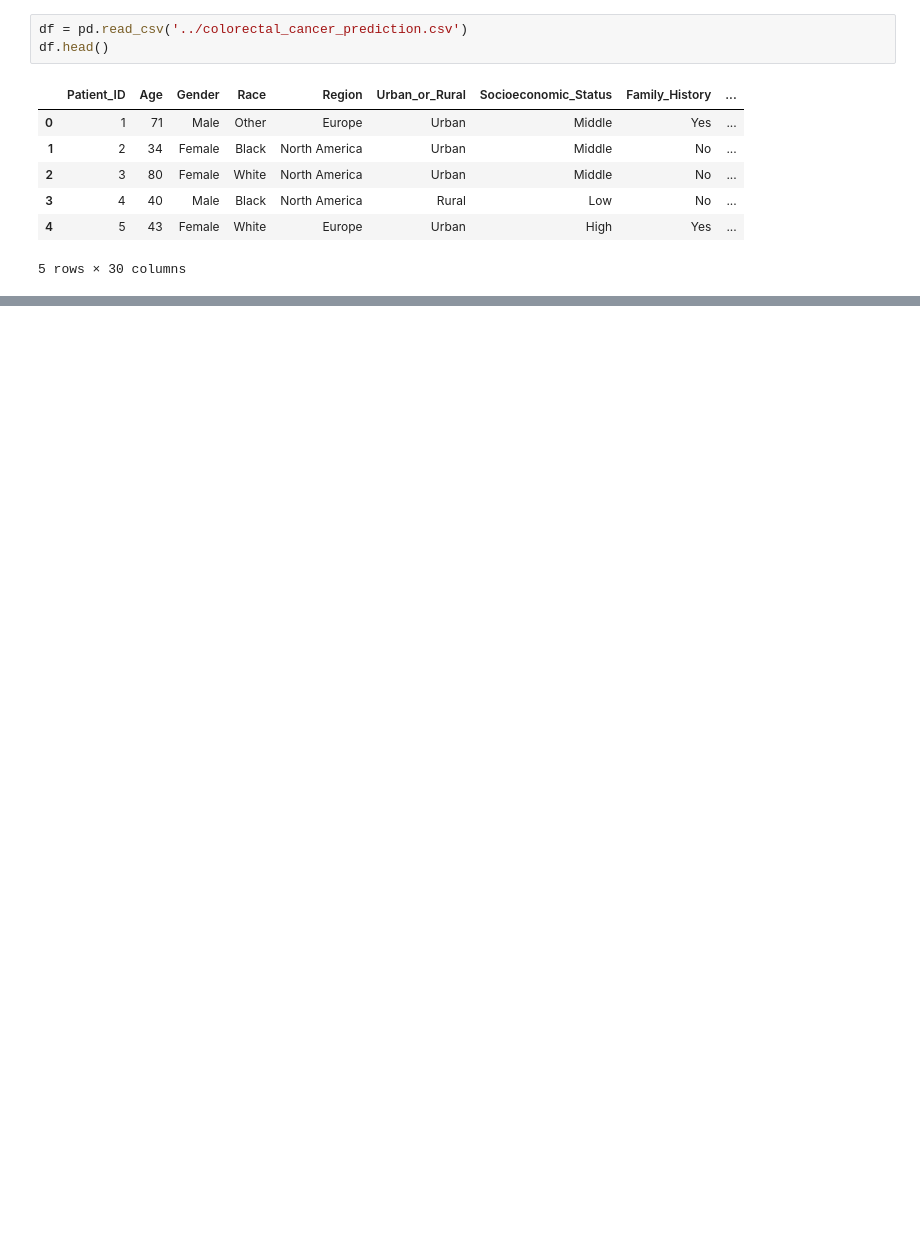
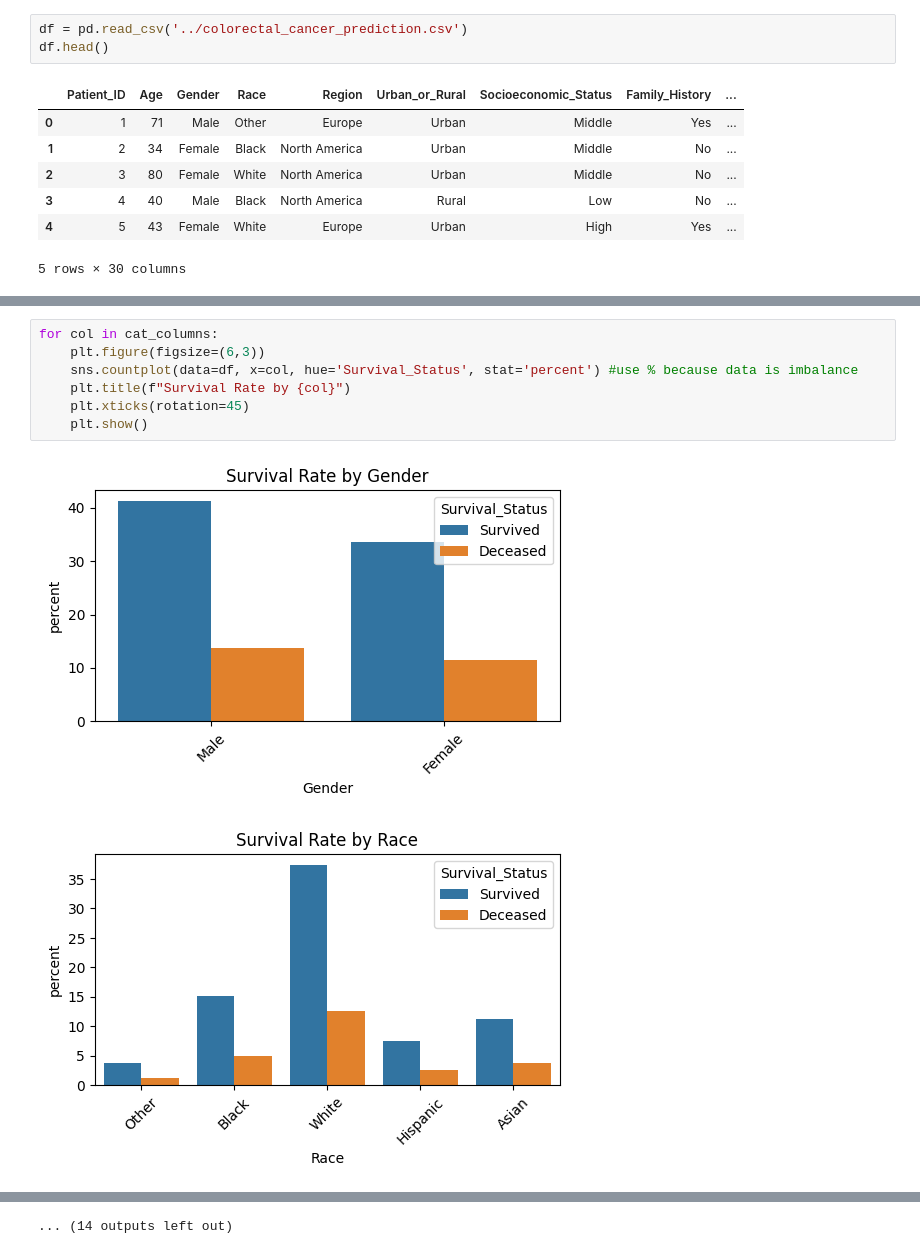
Before and after one commit to garonchu/colorectal_cancer, a Jupyter notebook: notebook/EDA.ipynb, the cells around one changed output, grey strips where cells are left out. Drawn from its saved outputs; the diff is of its cells as text; blank space fills up the shorter version.

```diff
--- a/notebook/EDA.ipynb
+++ b/notebook/EDA.ipynb
@@ -20,0 +133,10 @@ df.head()
+# %%
+for col in cat_columns:
+    plt.figure(figsize=(6,3))
+    sns.countplot(data=df, x=col, hue='Survival_Status', stat='percent') #use % because data is imbalance
+    plt.title(f"Survival Rate by {col}")
+    plt.xticks(rotation=45)
+    plt.show()
+# %% [output]
+[figure, added]
+[figure, added]
@@ -20,0 +153 @@ df.head()
+... (14 outputs left out)
```
Also changed, not shown: parts of 12 cells of this notebook, 1 other file.
